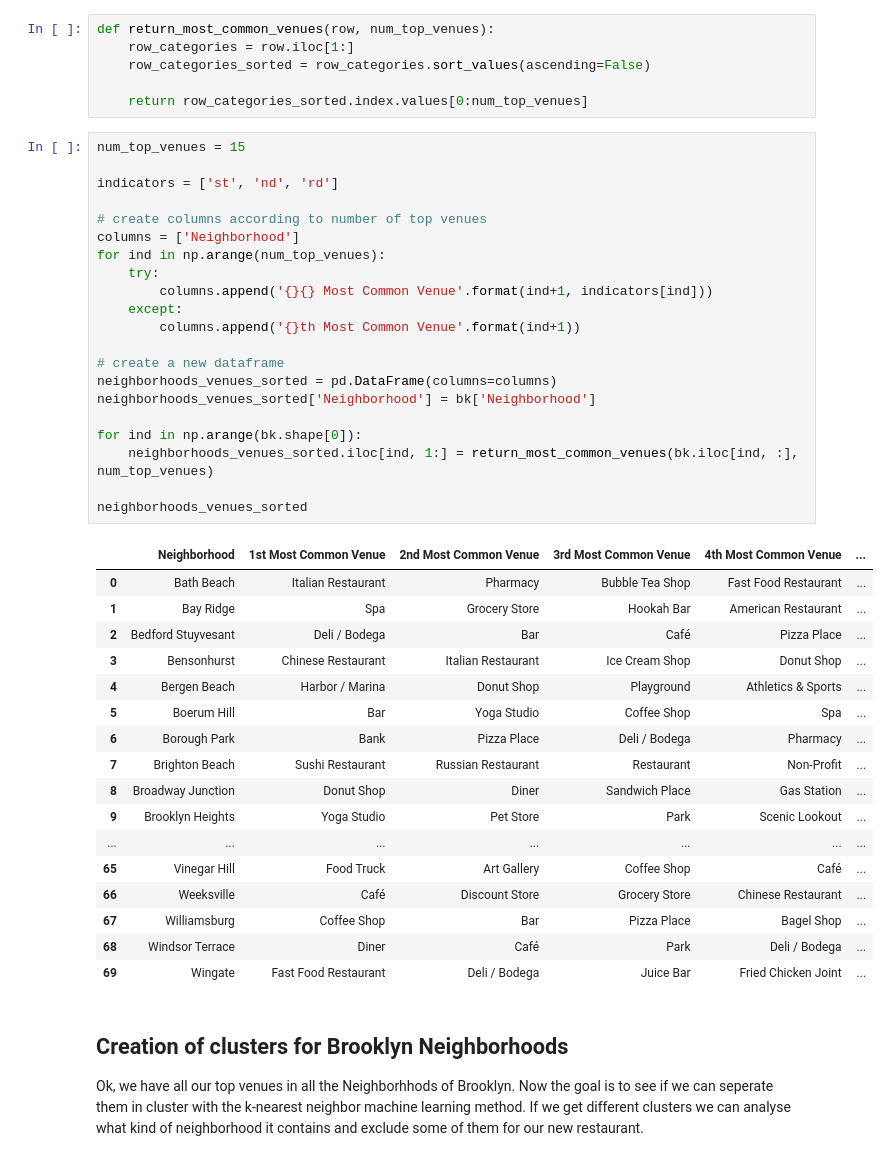
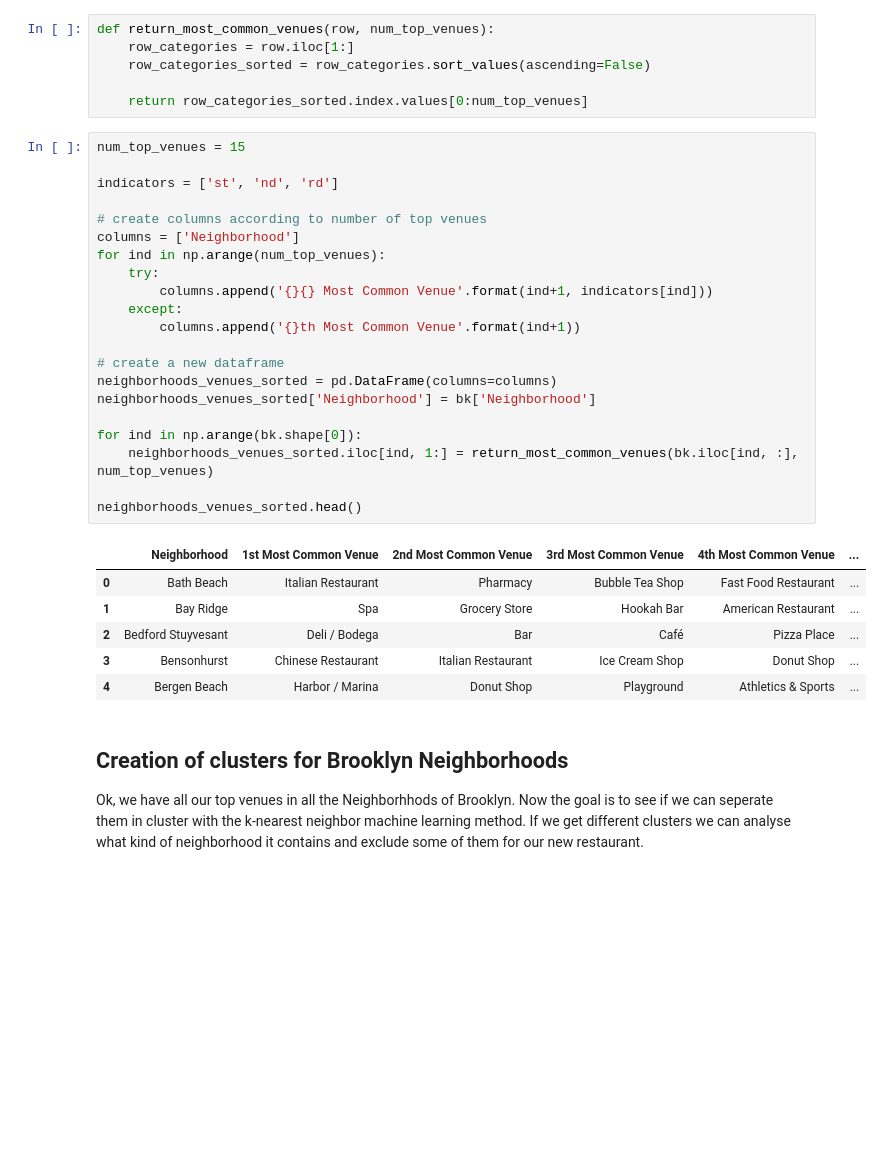
Before and after one commit to JulietteBaud/Capstone_Project, a Jupyter notebook: Battle of Neighborhoods - Week_2 .ipynb, the cells around one changed output. Drawn from its saved outputs; the diff is of its cells as text; blank space fills up the shorter version.

Commit message:
Published from Watson Studio.

```diff
--- a/Battle of Neighborhoods - Week_2 .ipynb
+++ b/Battle of Neighborhoods - Week_2 .ipynb
@@ -680,42 +657,31 @@ def return_most_common_venues(row, num_top_venues):
 # %%
 num_top_venues = 15
 
 indicators = ['st', 'nd', 'rd']
 
 # create columns according to number of top venues
 columns = ['Neighborhood']
 for ind in np.arange(num_top_venues):
     try:
         columns.append('{}{} Most Common Venue'.format(ind+1, indicators[ind]))
     except:
         columns.append('{}th Most Common Venue'.format(ind+1))
 
 # create a new dataframe
 neighborhoods_venues_sorted = pd.DataFrame(columns=columns)
 neighborhoods_venues_sorted['Neighborhood'] = bk['Neighborhood']
 
 for ind in np.arange(bk.shape[0]):
     neighborhoods_venues_sorted.iloc[ind, 1:] = return_most_common_venues(bk.iloc[ind, :], num_top_venues)
 
-neighborhoods_venues_sorted
+neighborhoods_venues_sorted.head()
 # %% [output]
 |  | Neighborhood | 1st Most Common Venue | 2nd Most Common Venue | 3rd Most Common Venue | 4th Most Common Venue | ... |
 | 0 | Bath Beach | Italian Restaurant | Pharmacy | Bubble Tea Shop | Fast Food Restaurant | ... |
 | 1 | Bay Ridge | Spa | Grocery Store | Hookah Bar | American Restaurant | ... |
 | 2 | Bedford Stuyvesant | Deli / Bodega | Bar | Café | Pizza Place | ... |
 | 3 | Bensonhurst | Chinese Restaurant | Italian Restaurant | Ice Cream Shop | Donut Shop | ... |
 | 4 | Bergen Beach | Harbor / Marina | Donut Shop | Playground | Athletics & Sports | ... |
-| 5 | Boerum Hill | Bar | Yoga Studio | Coffee Shop | Spa | ... |
-| 6 | Borough Park | Bank | Pizza Place | Deli / Bodega | Pharmacy | ... |
-| 7 | Brighton Beach | Sushi Restaurant | Russian Restaurant | Restaurant | Non-Profit | ... |
-| 8 | Broadway Junction | Donut Shop | Diner | Sandwich Place | Gas Station | ... |
-| 9 | Brooklyn Heights | Yoga Studio | Pet Store | Park | Scenic Lookout | ... |
-| ... | ... | ... | ... | ... | ... | ... |
-| 65 | Vinegar Hill | Food Truck | Art Gallery | Coffee Shop | Café | ... |
-| 66 | Weeksville | Café | Discount Store | Grocery Store | Chinese Restaurant | ... |
-| 67 | Williamsburg | Coffee Shop | Bar | Pizza Place | Bagel Shop | ... |
-| 68 | Windsor Terrace | Diner | Café | Park | Deli / Bodega | ... |
-| 69 | Wingate | Fast Food Restaurant | Deli / Bodega | Juice Bar | Fried Chicken Joint | ... |
 # %% [markdown]
 
 ## Creation of clusters for Brooklyn Neighborhoods
```
Also changed, not shown: parts of 4 cells of this notebook.
